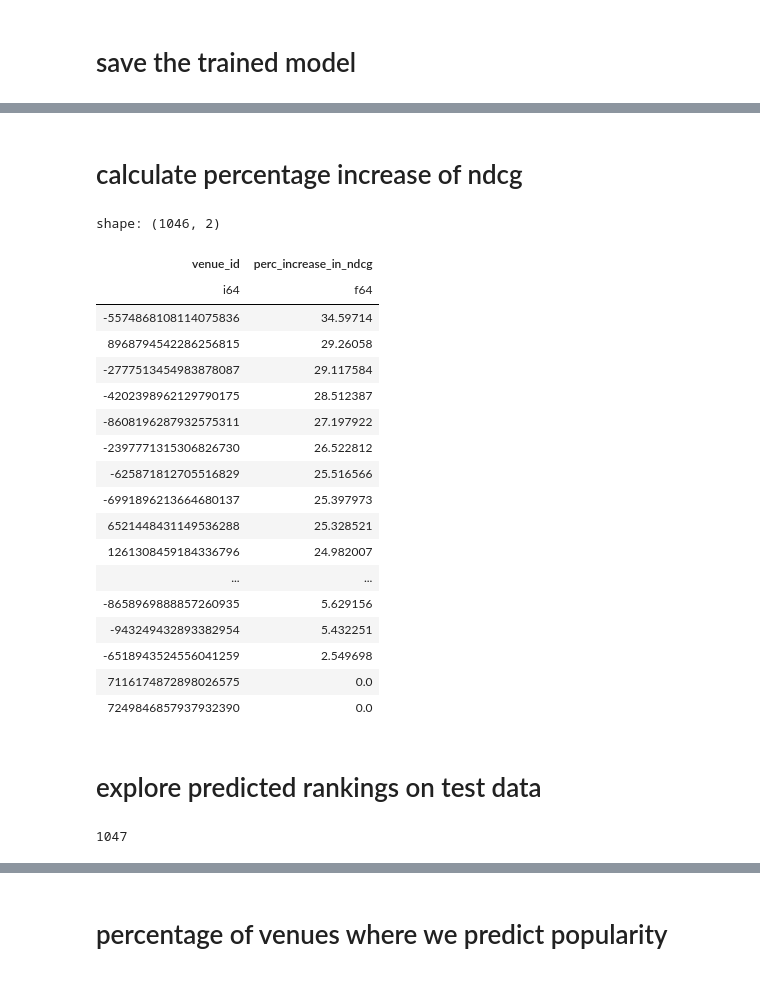
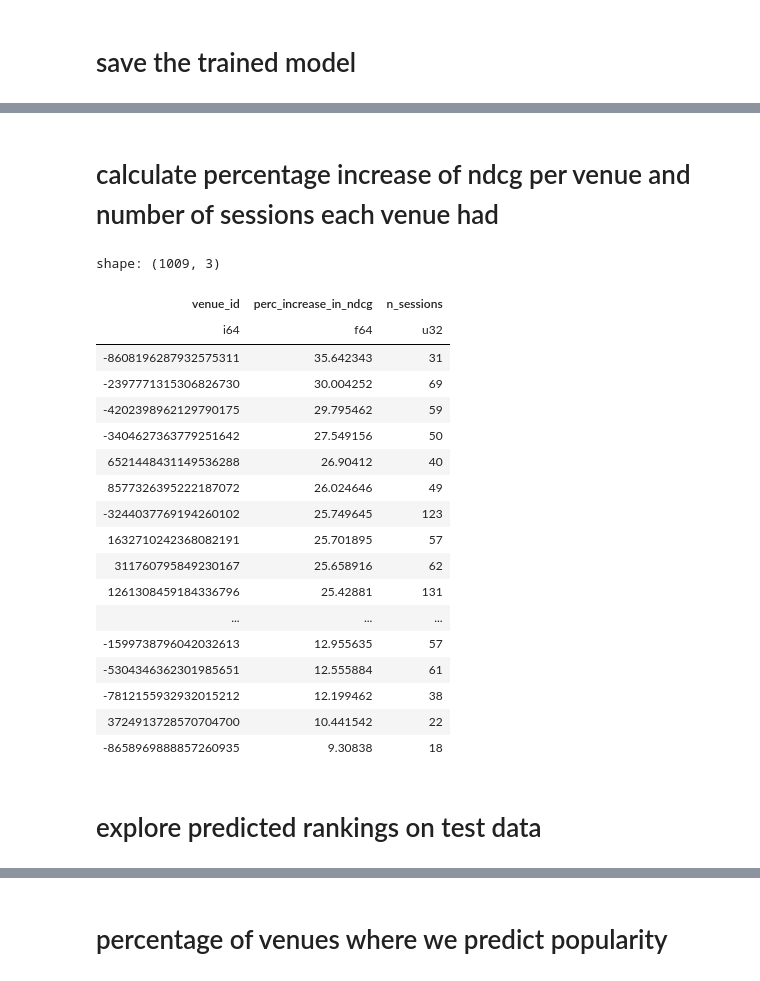
Before and after one commit to ra312/personalization, a Jupyter notebook: notebooks/train.ipynb, the cells around one changed output, grey strips where cells are left out. Drawn from its saved outputs; the diff is of its cells as text; code cells hidden in the pictures.

```diff
--- a/notebooks/train.ipynb
+++ b/notebooks/train.ipynb
@@ -139,2 +168,0 @@ train_set.shape, val_set.shape, test_set.shape
-# %%
-train_set.sort(by=[group_column, rank_column], reverse=True)
@@ -264,7 +267,7 @@ Number of columns: 10
 lgb_params = {
     "objective": "lambdarank",
     "num_leaves": 100,
-    "min_sum_hessian_in_leaf": 10,
+    "min_sum_hessian_in_leaf": 100,
     "metric": "ndcg",
     "ndcg_eval_at": [10, 20, 40],
     "learning_rate": 0.8,
@@ -433,7 +379,7 @@ model_ndcg_per_sessions = (
     .groupby("session_id")
     .agg([
         pl.apply(
-            [pl.col('position_in_list'), pl.col("predicted_popularity")], lambda s: my_ndcg(s[0],s[1]) ).alias('model_ndcg')
+            [pl.col('position_in_list'), pl.col(f"predicted_{rank_column}")], lambda s: my_ndcg(s[0],s[1]) ).alias('model_ndcg')
     ])
 )
 # %% [output]
@@ -444,7 +392,13 @@ metric_columns = ["baseline_ndcg", "model_ndcg"]
 # %%
-metric_dataframe = predictions_pl.join(baseline_ndcg_per_sessions, on="session_id").join(model_ndcg_per_sessions, on="session_id")[ used_features + metric_columns].with_columns(
+metric_dataframe = (
+    active_ranking_data
+    .join(baseline_ndcg_per_sessions, on="session_id")
+    .join(model_ndcg_per_sessions, on="session_id")[ used_features + metric_columns]
+    .with_columns(
     [
         (pl.col("model_ndcg")-pl.col("baseline_ndcg")).alias("ndcg_diff")
     ]
-).groupby("venue_id").mean()
-metric_dataframe
+).groupby("venue_id").agg(
+    pl.all().mean(),
+)
+)
@@ -471,38 +405,34 @@ shape: (1046, 13)
 # %% [markdown]
-# calculate percentage increase of ndcg
+# calculate percentage increase of ndcg per venue and number of sessions each venue had
 # %%
 metric_dataframe.with_columns(
-
-
     (abs(pl.col('baseline_ndcg') - pl.col("model_ndcg"))/pl.col('baseline_ndcg') * 100).alias('perc_increase_in_ndcg')
 
 ).groupby('venue_id').agg(
-    pl.col('perc_increase_in_ndcg').mean()
-).sort('perc_increase_in_ndcg', reverse=True)
+    pl.col('perc_increase_in_ndcg').mean(),
+).join(active_ranking_data.groupby("venue_id").agg(
+    pl.count("session_id").count().alias('n_sessions')
+), on="venue_id"
+).sort('perc_increase_in_ndcg', reverse=True).filter(pl.col("n_sessions")>10)
 # %% [output]
-shape: (1046, 2)
+shape: (1009, 3)
-| venue_id | perc_increase_in_ndcg |
-| i64 | f64 |
-| -5574868108114075836 | 34.59714 |
-| 8968794542286256815 | 29.26058 |
-| -2777513454983878087 | 29.117584 |
-| -4202398962129790175 | 28.512387 |
-| -8608196287932575311 | 27.197922 |
-| -2397771315306826730 | 26.522812 |
-| -625871812705516829 | 25.516566 |
-| -6991896213664680137 | 25.397973 |
-| 6521448431149536288 | 25.328521 |
-| 1261308459184336796 | 24.982007 |
-| ... | ... |
-| -8658969888857260935 | 5.629156 |
-| -943249432893382954 | 5.432251 |
-| -6518943524556041259 | 2.549698 |
-| 7116174872898026575 | 0.0 |
-| 7249846857937932390 | 0.0 |
+| venue_id | perc_increase_in_ndcg | n_sessions |
+| i64 | f64 | u32 |
+| -8608196287932575311 | 35.642343 | 31 |
+| -2397771315306826730 | 30.004252 | 69 |
+| -4202398962129790175 | 29.795462 | 59 |
+| -3404627363779251642 | 27.549156 | 50 |
+| 6521448431149536288 | 26.90412 | 40 |
+| 8577326395222187072 | 26.024646 | 49 |
+| -3244037769194260102 | 25.749645 | 123 |
+| 1632710242368082191 | 25.701895 | 57 |
+| 311760795849230167 | 25.658916 | 62 |
+| 1261308459184336796 | 25.42881 | 131 |
+| ... | ... | ... |
+| -1599738796042032613 | 12.955635 | 57 |
+| -5304346362301985651 | 12.555884 | 61 |
+| -7812155932932015212 | 12.199462 | 38 |
+| 3724913728570704700 | 10.441542 | 22 |
+| -8658969888857260935 | 9.30838 | 18 |
 # %% [markdown]
 # explore predicted rankings on test data
-# %%
-venues_total = predictions_pl.select('venue_id').unique()
-venues_total.shape[0]
-# %% [output]
-1047
```
Also changed, not shown: parts of 37 cells of this notebook.
